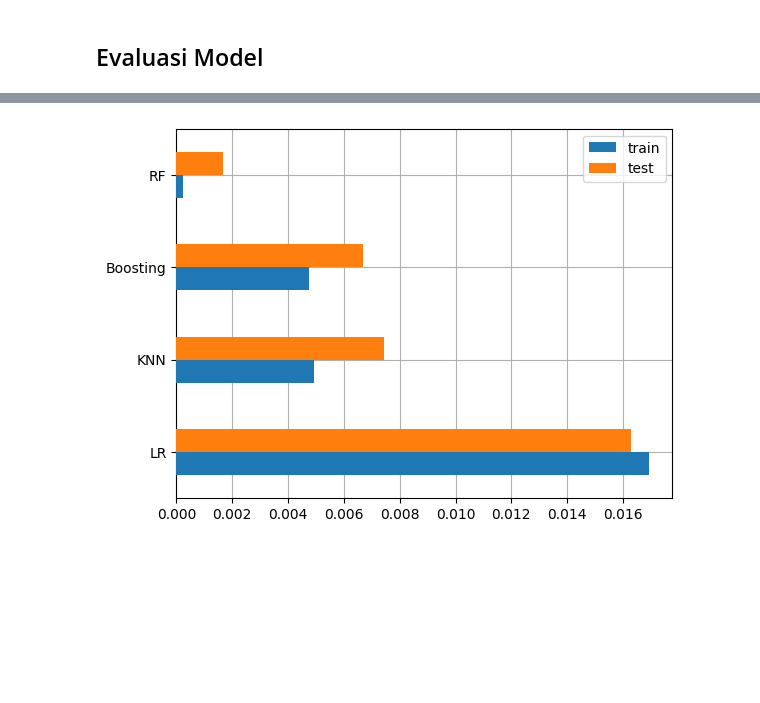
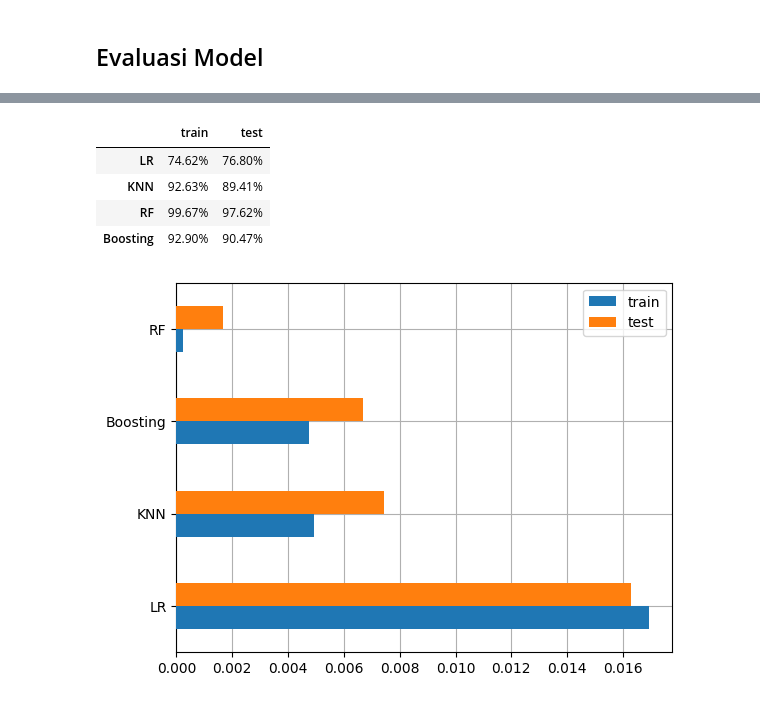
Before and after one commit to akhmad-ardi/Predict_Student_Performance, a Jupyter notebook: Predict_Student_Performance.ipynb, the cells around one changed output, grey strips where cells are left out. Cells and saved outputs as stored; diff of their text form; code cells hidden in the pictures; blank space fills up the shorter version.

Commit message:
Add R-Square to measure accuracy and retrain model

```diff
--- a/Predict_Student_Performance.ipynb
+++ b/Predict_Student_Performance.ipynb
@@ -298,14 +298,24 @@ X_test.loc[:, features] = scaler.transform(X_test[features])
 # %%
 # Variabel mse yang isinya adalah dataframe nilai mse data train dan test pada masing-masing algoritma
 mse = pd.DataFrame(columns=['train', 'test'], index=['LR', 'KNN','RF','Boosting'])
+r2 = pd.DataFrame(columns=['train', 'test'], index=['LR', 'KNN', 'RF', 'Boosting'])
 
 # Dictionary untuk setiap algoritma yang digunakan
 model_dict = {'LR': LR, 'KNN': knn, 'RF': RF, 'Boosting': boosting}
 
 # Mean Squared Error masing-masing algoritma pada data train dan test
 for name, model in model_dict.items():
-    mse.loc[name, 'train'] = mean_squared_error(y_true=y_train, y_pred=model.predict(X_train))/1e3
-    mse.loc[name, 'test'] = mean_squared_error(y_true=y_test, y_pred=model.predict(X_test))/1e3
+    predict_train=model.predict(X_train)
+    predict_test=model.predict(X_test)
 
-# Panggil mse
-mse
+    mse_train = mean_squared_error(y_true=y_train, y_pred=predict_train)/1e3
+    mse_test = mean_squared_error(y_true=y_test, y_pred=predict_test)/1e3
+
+    mse.loc[name, 'train'] = f"{mse_train * 100:.2f}%"
+    mse.loc[name, 'test'] = f"{mse_test * 100:.2f}%"
+
+    r2_train = r2_score(y_true=y_train, y_pred=predict_train)
+    r2_test = r2_score(y_true=y_test, y_pred=predict_test)
+
+    r2.loc[name, 'train'] = f"{r2_train * 100:.2f}%"
+    r2.loc[name, 'test'] = f"{r2_test * 100:.2f}%"
@@ -318,3 +330,11 @@ mse
+# %%
+r2
+# %% [output]
+|  | train | test |
+| LR | 74.62% | 76.80% |
+| KNN | 92.63% | 89.41% |
+| RF | 99.67% | 97.62% |
+| Boosting | 92.90% | 90.47% |
 # %%
 fig, ax = plt.subplots()
 mse.sort_values(by='test', ascending=False).plot(kind='barh', ax=ax, zorder=3)
```
Also changed, not shown: parts of 3 cells of this notebook.
